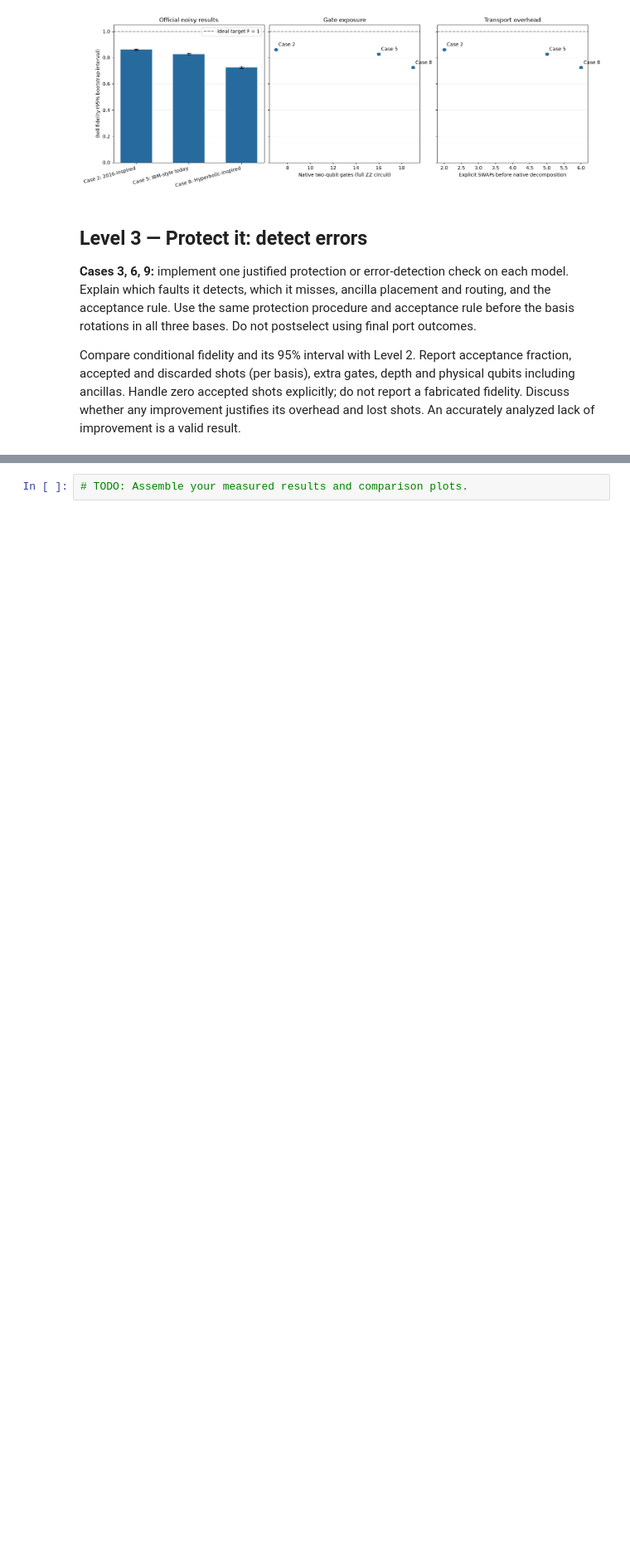
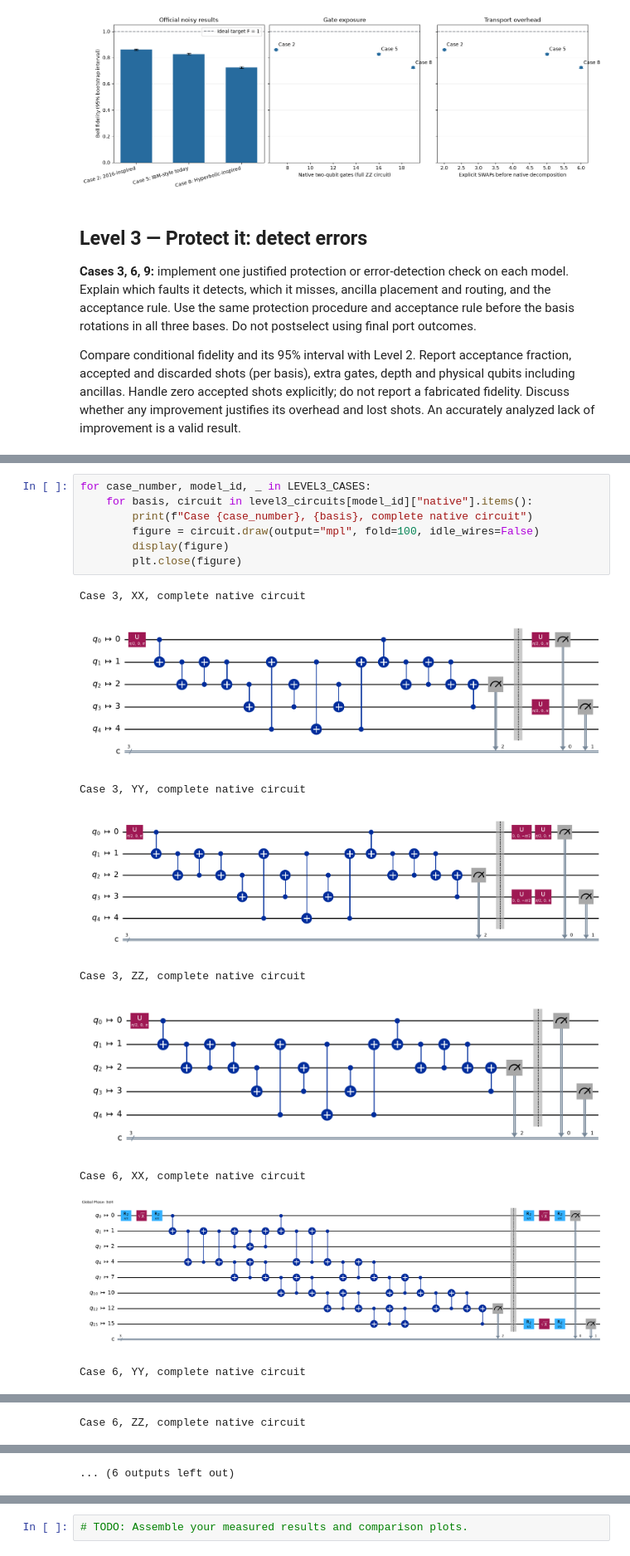
Before and after one commit to Clement-Wright/Geometry-Aware-Quantum-Cloud-Challenge-QCCR, a Jupyter notebook: challenge_submission.ipynb, the cells around one changed output, grey strips where cells are left out. Shown at 83% size. Saved outputs shown, nothing was run; the diff lists cells and outputs as text; blank space fills up the shorter version.

```diff
--- a/challenge_submission.ipynb
+++ b/challenge_submission.ipynb
@@ -832,0 +951,17 @@ Compare conditional fidelity and its 95% interval with Level 2. Report acceptanc
+# %%
+for case_number, model_id, _ in LEVEL3_CASES:
+    for basis, circuit in level3_circuits[model_id]["native"].items():
+        print(f"Case {case_number}, {basis}, complete native circuit")
+        figure = circuit.draw(output="mpl", fold=100, idle_wires=False)
+        display(figure)
+        plt.close(figure)
+# %% [output]
+Case 3, XX, complete native circuit
+[figure, added]
+Case 3, YY, complete native circuit
+[figure, added]
+Case 3, ZZ, complete native circuit
+[figure, added]
+Case 6, XX, complete native circuit
+[figure, added]
+Case 6, YY, complete native circuit
@@ -832,0 +969 @@ Compare conditional fidelity and its 95% interval with Level 2. Report acceptanc
+Case 6, ZZ, complete native circuit
@@ -832,0 +971 @@ Compare conditional fidelity and its 95% interval with Level 2. Report acceptanc
+... (6 outputs left out)
```
Also changed, not shown: parts of 7 cells of this notebook.
